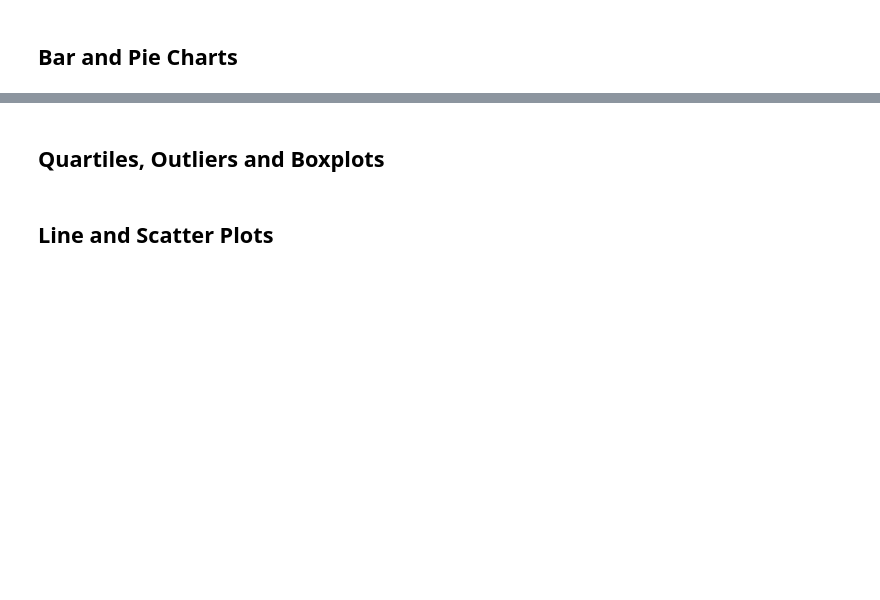
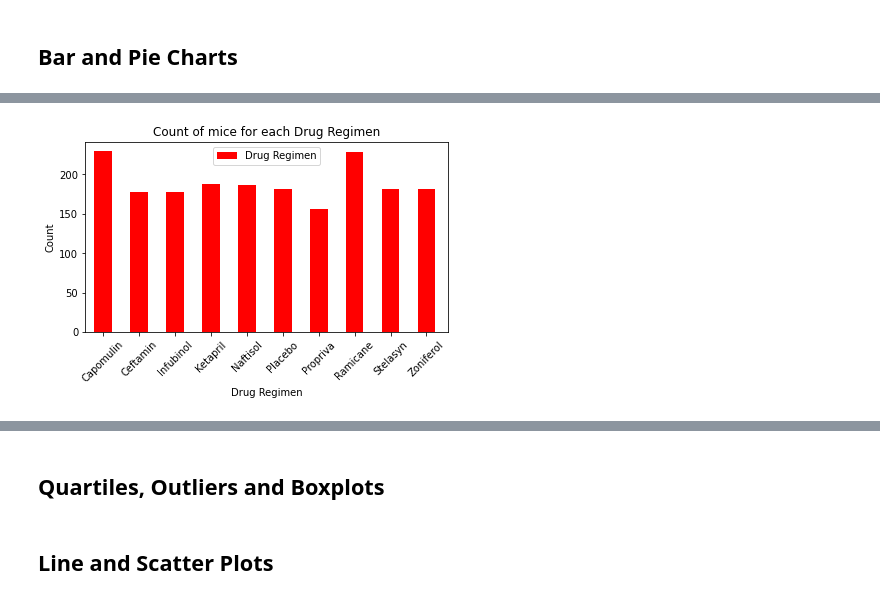
Before and after one commit to Chafloks/Matplotlib-challenge, a Jupyter notebook: pymaceuticals_starter.ipynb, the cells around one changed output, grey strips where cells are left out. Cells and saved outputs as stored; diff of their text form; code cells hidden in the pictures; blank space fills up the shorter version.

```diff
--- a/pymaceuticals_starter.ipynb
+++ b/pymaceuticals_starter.ipynb
@@ -126,0 +114,17 @@ drug_group_stats2
+# %%
+# Generate a bar plot showing the total number of mice for each treatment throughout the course of the study using pyplot.
+x_axis = np.arange(len(drug_group_count))
+tick_locations = [value for value in x_axis]
+plt.figure(figsize=(6.5,3.5))
+plt.bar(x_axis, mice_group_count["Drug Regimen"], color='red', align="center", width = 0.49)
+plt.xticks(tick_locations, list(drug_group_count.index), rotation=45)
+plt.title("Count of mice for each Drug Regimen")
+plt.xlabel("Drug Regimen")
+plt.ylabel("Count")
+plt.xlim(-0.5, len(x_axis)-0.4)
+plt.ylim(0, max(drug_group_count["Drug Regimen"])*1.05)
+column_name = ["Drug Regimen"]
+plt.legend(column_name,loc="upper center")
+plt.show()
+# %% [output]
+[figure, added]
```
Also changed, not shown: parts of 8 cells of this notebook.
